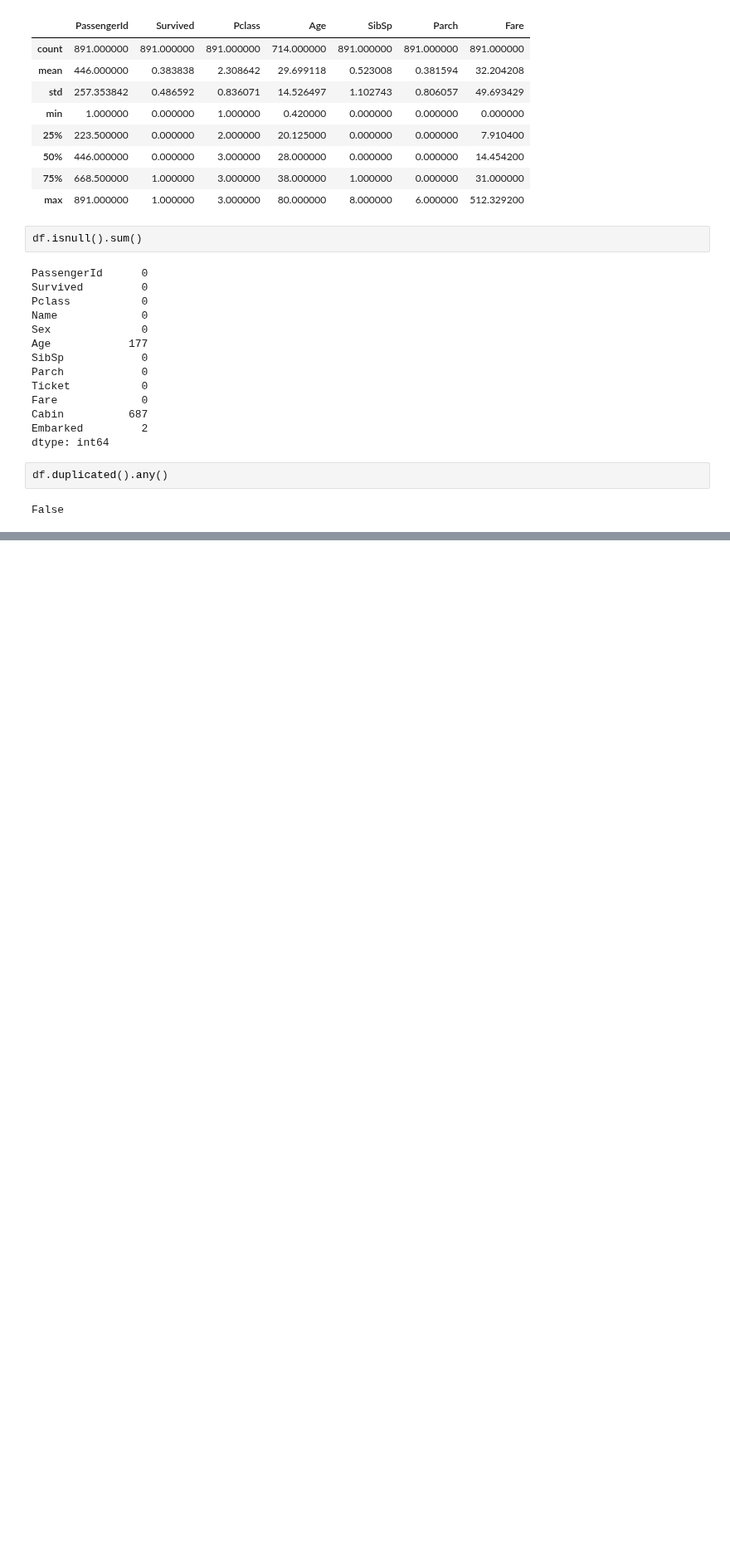
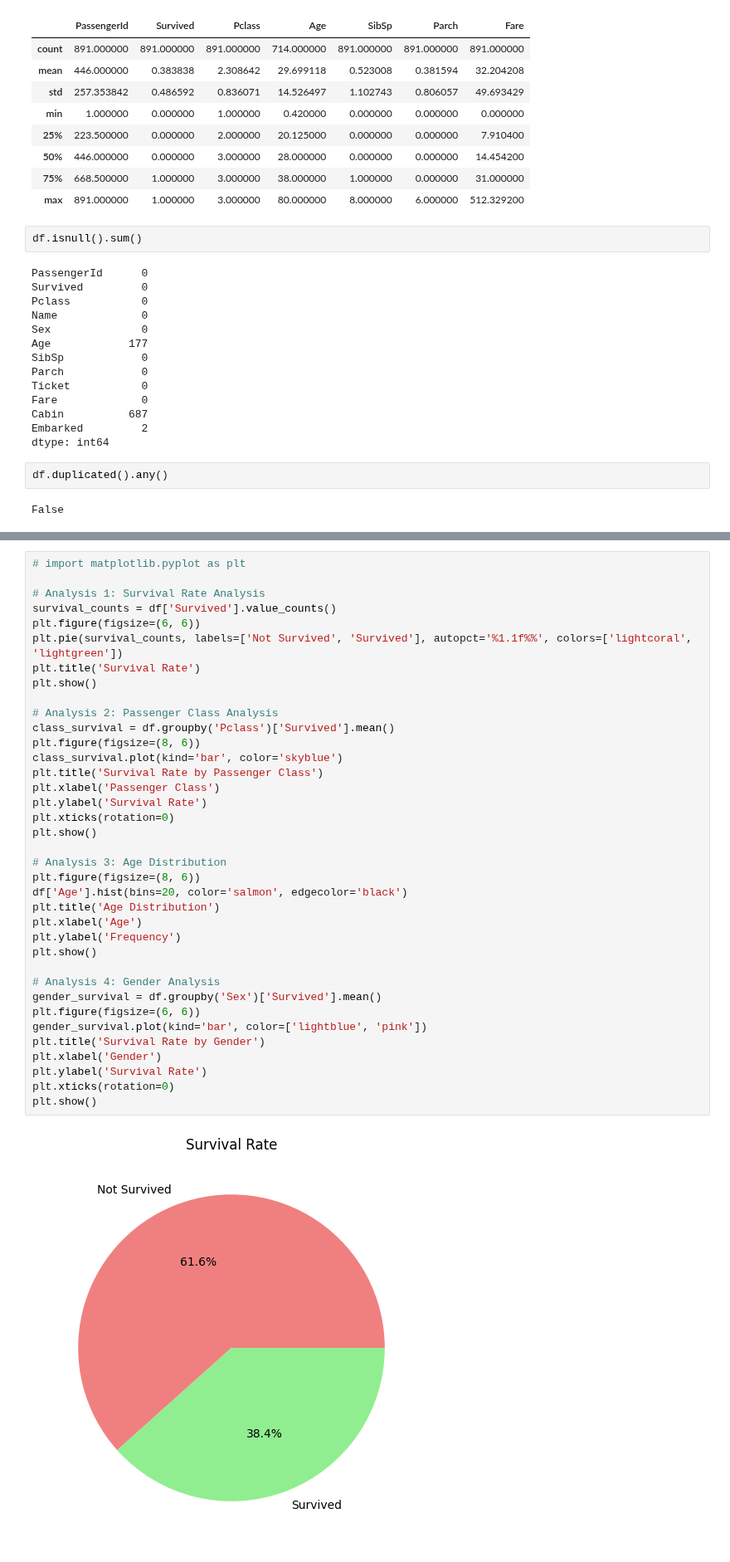
Before and after one commit to sanskarkushwah13/EDA_netflix, a Jupyter notebook: titanic/titanic.ipynb, the cells around one changed output, grey strips where cells are left out. Shown at 83% size. Saved outputs shown, nothing was run; the diff lists cells and outputs as text; blank space fills up the shorter version.

```diff
--- a/titanic/titanic.ipynb
+++ b/titanic/titanic.ipynb
@@ -88,2 +87,41 @@ df.
 # %% [output]
 SyntaxError: invalid syntax (791285630.py, line 1)
+# %%
+# import matplotlib.pyplot as plt
+
+# Analysis 1: Survival Rate Analysis
+survival_counts = df['Survived'].value_counts()
+plt.figure(figsize=(6, 6))
+plt.pie(survival_counts, labels=['Not Survived', 'Survived'], autopct='%1.1f%%', colors=['lightcoral', 'lightgreen'])
+plt.title('Survival Rate')
+plt.show()
+
+# Analysis 2: Passenger Class Analysis
+class_survival = df.groupby('Pclass')['Survived'].mean()
+plt.figure(figsize=(8, 6))
+class_survival.plot(kind='bar', color='skyblue')
+plt.title('Survival Rate by Passenger Class')
+plt.xlabel('Passenger Class')
+plt.ylabel('Survival Rate')
+plt.xticks(rotation=0)
+plt.show()
+
+# Analysis 3: Age Distribution
+plt.figure(figsize=(8, 6))
+df['Age'].hist(bins=20, color='salmon', edgecolor='black')
+plt.title('Age Distribution')
+plt.xlabel('Age')
+plt.ylabel('Frequency')
+plt.show()
+
+# Analysis 4: Gender Analysis
+gender_survival = df.groupby('Sex')['Survived'].mean()
+plt.figure(figsize=(6, 6))
+gender_survival.plot(kind='bar', color=['lightblue', 'pink'])
+plt.title('Survival Rate by Gender')
+plt.xlabel('Gender')
+plt.ylabel('Survival Rate')
+plt.xticks(rotation=0)
+plt.show()
+# %% [output]
+[figure, added]
```
Also changed, not shown: parts of 3 cells of this notebook.
